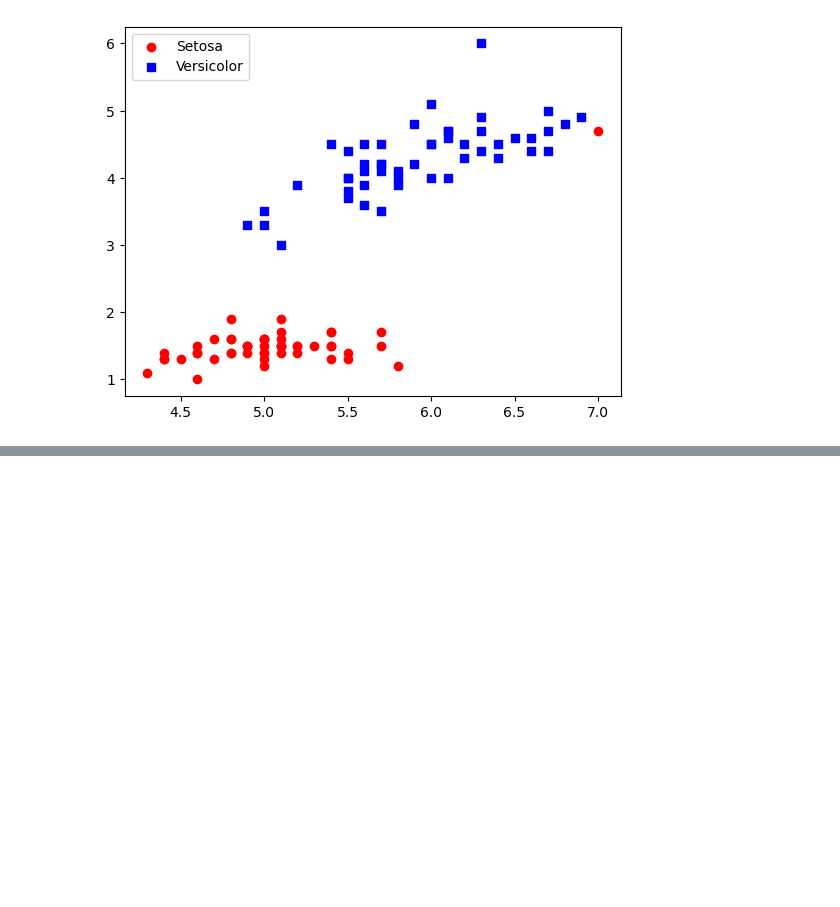
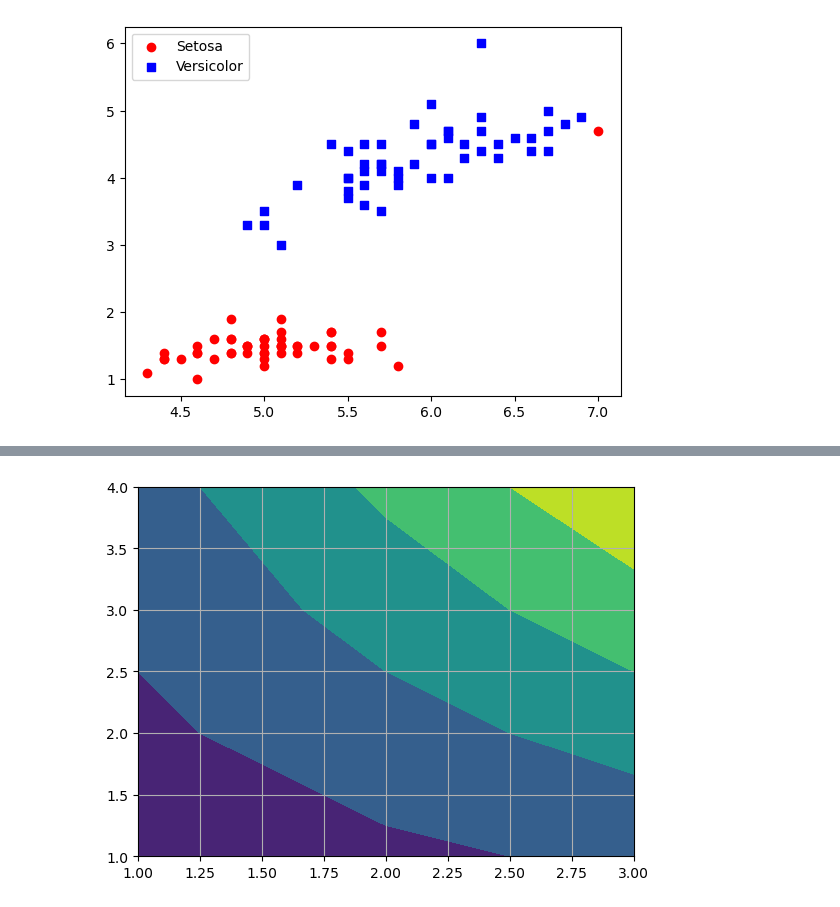
Before and after one commit to Elemonce/ML, a Jupyter notebook: book/perceptrons/iris.ipynb, the cells around one changed output, grey strips where cells are left out. Saved outputs shown, nothing was run; the diff lists cells and outputs as text; code cells hidden in the pictures; blank space fills up the shorter version.

```diff
--- a/perceptrons/iris.ipynb
+++ b/book/perceptrons/iris.ipynb
@@ -145,0 +319,11 @@ shape of the return value of the method:  (35,)
+# %%
+x = np.arange(1, 4)
+y = np.arange(1, 5)
+X, Y = np.meshgrid(x, y)
+Z = X * Y
+
+plt.contourf(X, Y, Z, levels=4, cmap='viridis')
+plt.grid(True)
+plt.show()
+# %% [output]
+[figure, added]
```
Also changed, not shown: parts of 7 cells of this notebook, 8 other files.
